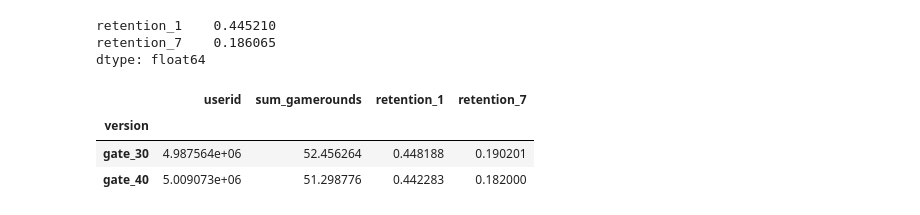
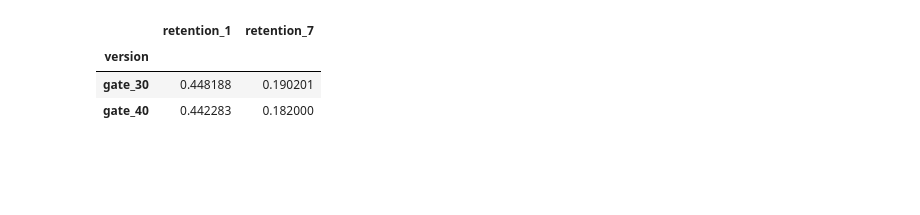
Before and after one commit to AMVukojevic/product-analyst-ab-test, a Jupyter notebook: analysis.ipynb, the cells around one changed output. Cells and saved outputs as stored; diff of their text form; code cells hidden in the pictures; blank space fills up the shorter version.

```diff
--- a/analysis.ipynb
+++ b/analysis.ipynb
@@ -35,9 +59,9 @@ df.head(5)
 # %%
-# Calculate the mean of the retention columns
-mean_retention = df[['retention_1', 'retention_7']].mean()
-
-print(mean_retention)
+# Calculate mean retention for each version
+retention_by_version = df.groupby('version')[['retention_1', 'retention_7']].mean()
+retention_by_version
 # %% [output]
-retention_1    0.445210
-retention_7    0.186065
-dtype: float64
+|  | retention_1 | retention_7 |
+| version |  |  |
+| gate_30 | 0.448188 | 0.190201 |
+| gate_40 | 0.442283 | 0.182000 |
@@ -46,7 +67,0 @@ gate_30_mean = df.groupby(["version"]).mean()
-# %%
-gate_30_mean
-# %% [output]
-|  | userid | sum_gamerounds | retention_1 | retention_7 |
-| version |  |  |  |  |
-| gate_30 | 4.987564e+06 | 52.456264 | 0.448188 | 0.190201 |
-| gate_40 | 5.009073e+06 | 51.298776 | 0.442283 | 0.182000 |
```
Also changed, not shown: parts of 16 cells of this notebook, 1 other file.
